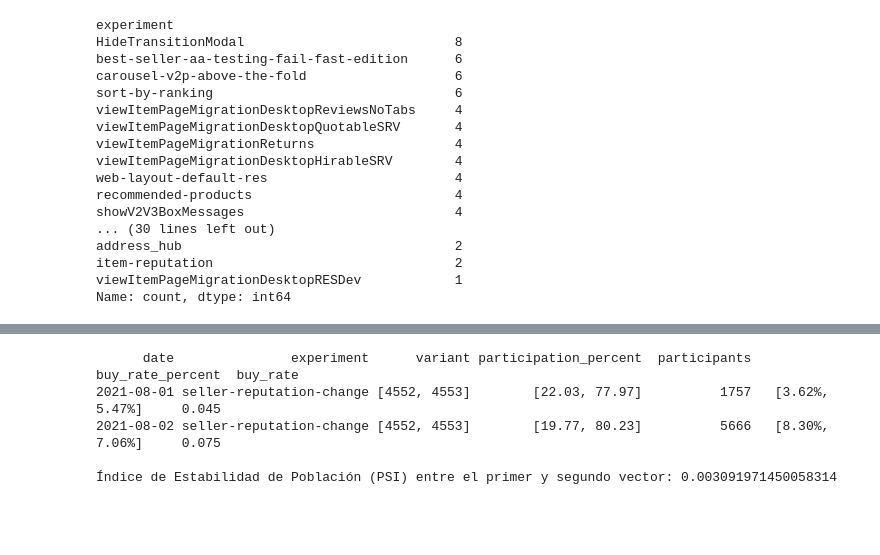
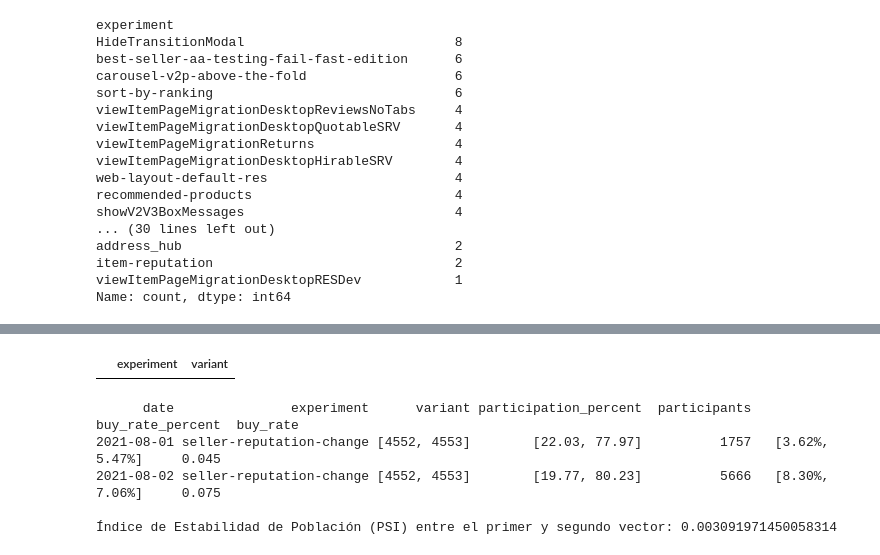
Before and after one commit to jmpaiba123/AB_Testing_Meli, a Jupyter notebook: jupyter_notebooks/02_Validaciones_datos.ipynb, the cells around one changed output, grey strips where cells are left out. Saved outputs shown, nothing was run; the diff lists cells and outputs as text; code cells hidden in the pictures; blank space fills up the shorter version.

```diff
--- a/jupyter_notebooks/02_Validaciones_datos.ipynb
+++ b/jupyter_notebooks/02_Validaciones_datos.ipynb
@@ -132,0 +150,3 @@ analyzer.default_count('HideTransitionModal')
+# %%
+df_grouped_experiments_00 = df_grouped_experiments[~df_grouped_experiments['experiment'].isin(experiments_with_high_default)]
+df_detailed_experiments_00 = df_detailed_experiments[~df_detailed_experiments['experiment'].isin(experiments_with_high_default)]
@@ -132,0 +157,3 @@ analyzer.default_count('HideTransitionModal')
+# %%
+experiments_with_two_variants = df_grouped_experiments_00.groupby('experiment')['variant'].nunique()
+experiments_with_two_variants[experiments_with_two_variants >= 2].index.tolist()
@@ -132,0 +178,3 @@ analyzer.default_count('HideTransitionModal')
+# %%
+df_grouped_experiments_01 = df_grouped_experiments_00[df_grouped_experiments_00['experiment'].isin(experiments_with_two_variants)]
+df_detailed_experiments_01 = df_detailed_experiments_00[df_detailed_experiments_00['experiment'].isin(experiments_with_two_variants)]
@@ -133,3 +185,15 @@ analyzer.default_count('HideTransitionModal')
+# %%
+# Group by experiment and user_id, then check for unique variants
+user_variants = df_detailed_experiments_01.groupby(['experiment', 'user_id'])['variant'].nunique().reset_index()
+users_in_multiple_variants = user_variants[user_variants['variant'] > 1]
+# Merge back to get the original rows where these users are present
+merged_df = df_detailed_experiments_01.merge(users_in_multiple_variants[['experiment', 'user_id']], on=['experiment', 'user_id'])
+# Drop duplicates to get unique experiment-variant pairs
+unique_experiment_variants = merged_df[['experiment', 'variant']].drop_duplicates()
+# %%
+unique_experiment_variants
+# %% [output]
+|  | experiment | variant |
 # %%
 analyzer.analisis_experimento('seller-reputation-change')
 # %% [output]
```
Also changed, not shown: parts of 15 cells of this notebook, 4 other files.
